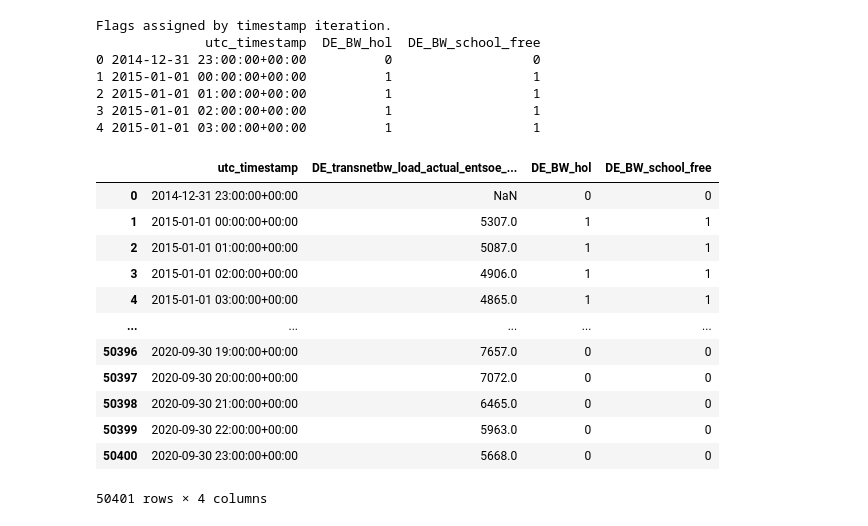
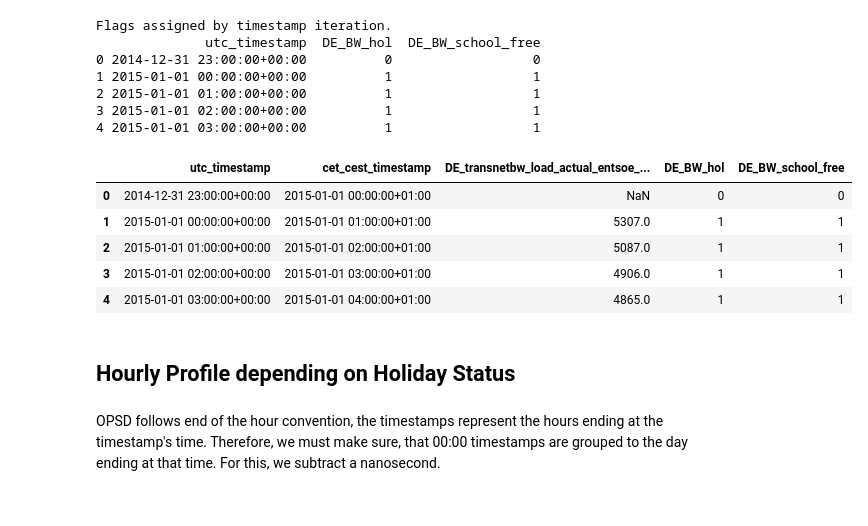
Before and after one commit to F-Skorz/electricity-demand-project, a Jupyter notebook: notebooks/04_EngineerHolidaynessFeature.ipynb, the cells around one changed output. Cells and saved outputs as stored; diff of their text form; code cells hidden in the pictures.

```diff
--- a/notebooks/04_EngineerHolidaynessFeature.ipynb
+++ b/notebooks/04_EngineerHolidaynessFeature.ipynb
@@ -41,5 +41,5 @@ DE_hol_df.shape: (7670, 37)
 # %% [markdown]
 We make copies of the DataFrames, with features relevant to **Baden-Württemberg**  only.
 # %%
-DE_BW_hol_df = DE_hol_df[[ "local_date", "local_start", "local_end",	"utc_start",	"utc_end",	"DE_BW_hol",	"DE_BW_school_free"]].copy()
-DE_BW_hol_df.info()
+DE_BW_hol_df = DE_hol_df[[ "local_date", "local_start", "local_end",	"utc_start",	"utc_end",	"DE_BW_school_free",	"DE_BW_hol"]].copy()
+DE_BW_hol_df.head(10)
@@ -96,19 +108,16 @@ Flags assigned by timestamp iteration.
 3 2015-01-01 02:00:00+00:00          1                  1
 4 2015-01-01 03:00:00+00:00          1                  1
 # %%
-BW_load_hol_df = OPSD_60min_BW_df[["utc_timestamp","DE_transnetbw_load_actual_entsoe_transparency", "DE_BW_hol",	"DE_BW_school_free"]]
-BW_load_hol_df
+BW_load_hol_df = OPSD_60min_BW_df[["utc_timestamp","cet_cest_timestamp","DE_transnetbw_load_actual_entsoe_transparency", "DE_BW_hol",	"DE_BW_school_free"]]
+BW_load_hol_df.head(5)
 # %% [output]
-|  | utc_timestamp | DE_transnetbw_load_actual_entsoe_... | DE_BW_hol | DE_BW_school_free |
-| 0 | 2014-12-31 23:00:00+00:00 | NaN | 0 | 0 |
-| 1 | 2015-01-01 00:00:00+00:00 | 5307.0 | 1 | 1 |
-| 2 | 2015-01-01 01:00:00+00:00 | 5087.0 | 1 | 1 |
-| 3 | 2015-01-01 02:00:00+00:00 | 4906.0 | 1 | 1 |
-| 4 | 2015-01-01 03:00:00+00:00 | 4865.0 | 1 | 1 |
-| ... | ... | ... | ... | ... |
-| 50396 | 2020-09-30 19:00:00+00:00 | 7657.0 | 0 | 0 |
-| 50397 | 2020-09-30 20:00:00+00:00 | 7072.0 | 0 | 0 |
-| 50398 | 2020-09-30 21:00:00+00:00 | 6465.0 | 0 | 0 |
-| 50399 | 2020-09-30 22:00:00+00:00 | 5963.0 | 0 | 0 |
-| 50400 | 2020-09-30 23:00:00+00:00 | 5668.0 | 0 | 0 |
+|  | utc_timestamp | cet_cest_timestamp | DE_transnetbw_load_actual_entsoe_... | DE_BW_hol | DE_BW_school_free |
+| 0 | 2014-12-31 23:00:00+00:00 | 2015-01-01 00:00:00+01:00 | NaN | 0 | 0 |
+| 1 | 2015-01-01 00:00:00+00:00 | 2015-01-01 01:00:00+01:00 | 5307.0 | 1 | 1 |
+| 2 | 2015-01-01 01:00:00+00:00 | 2015-01-01 02:00:00+01:00 | 5087.0 | 1 | 1 |
+| 3 | 2015-01-01 02:00:00+00:00 | 2015-01-01 03:00:00+01:00 | 4906.0 | 1 | 1 |
+| 4 | 2015-01-01 03:00:00+00:00 | 2015-01-01 04:00:00+01:00 | 4865.0 | 1 | 1 |
-50401 rows × 4 columns
+# %% [markdown]
+<h2> Hourly Profile depending on Holiday Status</h2>
+# %% [markdown]
+OPSD follows end of the hour convention, the timestamps represent the hours ending at the timestamp's time. Therefore, we must make sure, that 00:00 timestamps are grouped to the day ending at that time. For this, we subtract a nanosecond.
```
Also changed, not shown: parts of 13 cells of this notebook, 3 other files.
